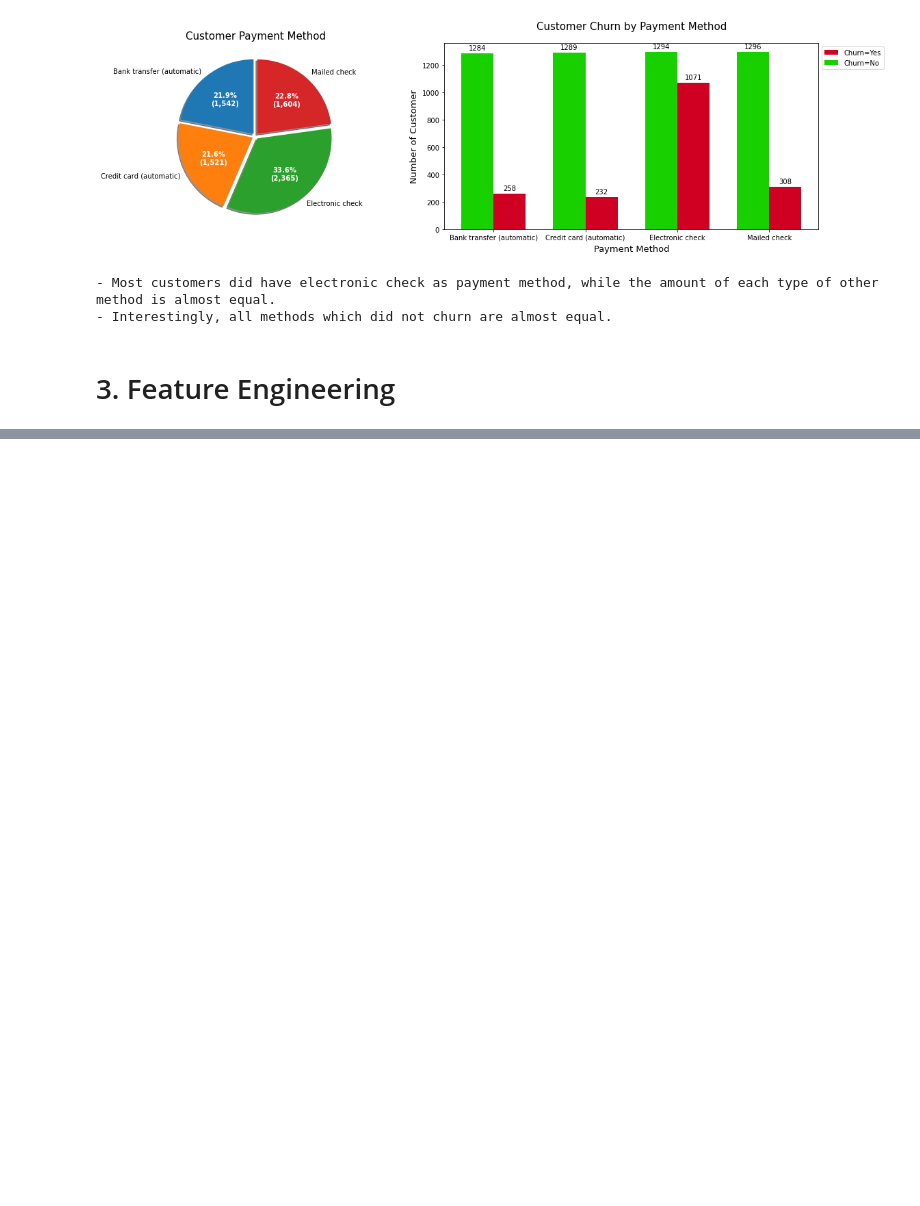
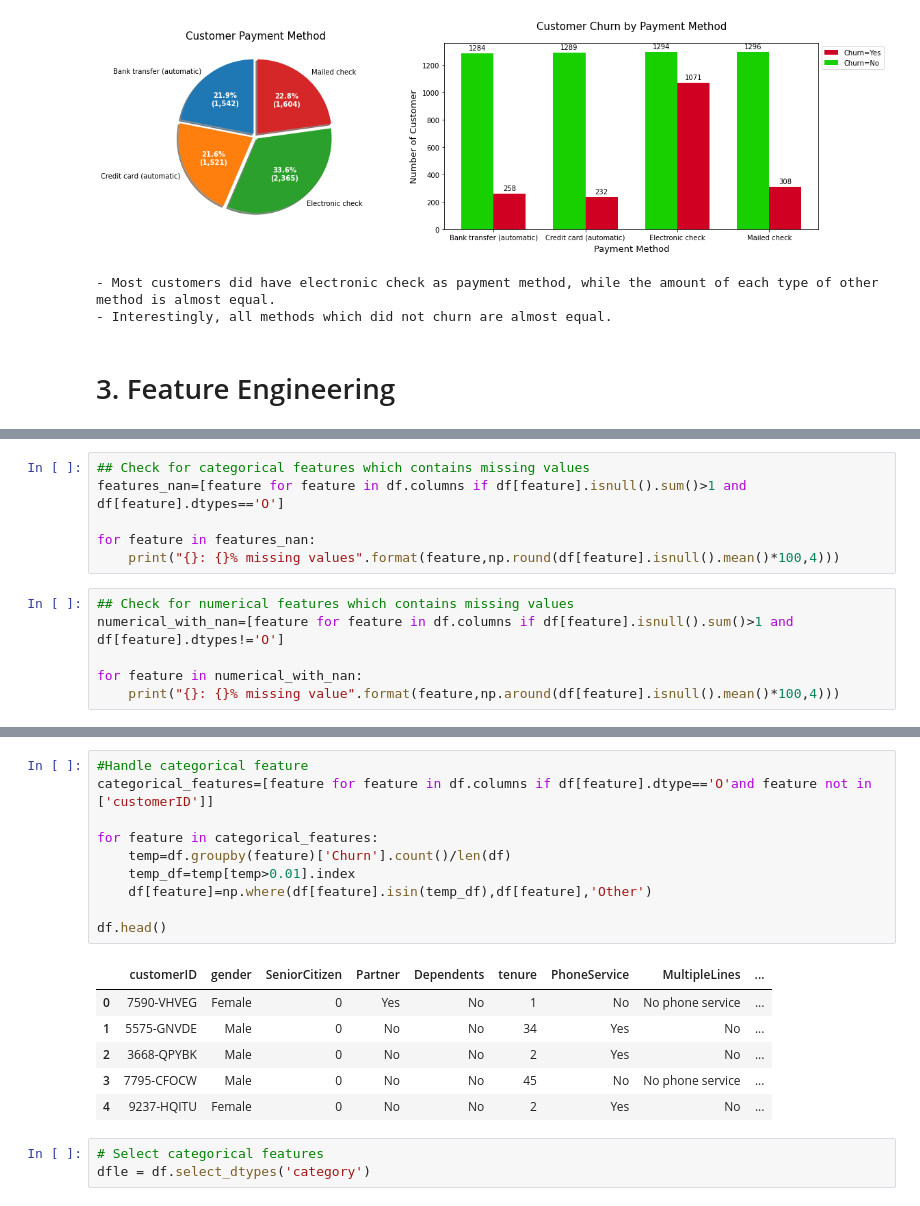
Before and after one commit to muhammadrifki1992/Project, a Jupyter notebook: Telco_Cust_Churn-EDA.ipynb, the cells around one changed output, grey strips where cells are left out. Saved outputs shown, nothing was run; the diff lists cells and outputs as text; blank space fills up the shorter version.

```diff
--- a/Telco_Cust_Churn-EDA.ipynb
+++ b/Telco_Cust_Churn-EDA.ipynb
@@ -1532,0 +1634,12 @@ print('\n- Most customers did have electronic check as payment method, while the
+# %%
+## Check for categorical features which contains missing values
+features_nan=[feature for feature in df.columns if df[feature].isnull().sum()>1 and df[feature].dtypes=='O']
+
+for feature in features_nan:
+    print("{}: {}% missing values".format(feature,np.round(df[feature].isnull().mean()*100,4)))
+# %%
+## Check for numerical features which contains missing values
+numerical_with_nan=[feature for feature in df.columns if df[feature].isnull().sum()>1 and df[feature].dtypes!='O']
+
+for feature in numerical_with_nan:
+    print("{}: {}% missing value".format(feature,np.around(df[feature].isnull().mean()*100,4)))
@@ -1532,0 +1663,20 @@ print('\n- Most customers did have electronic check as payment method, while the
+# %%
+#Handle categorical feature
+categorical_features=[feature for feature in df.columns if df[feature].dtype=='O'and feature not in ['customerID']]
+
+for feature in categorical_features:
+    temp=df.groupby(feature)['Churn'].count()/len(df)
+    temp_df=temp[temp>0.01].index
+    df[feature]=np.where(df[feature].isin(temp_df),df[feature],'Other')
+
+df.head()
+# %% [output]
+|  | customerID | gender | SeniorCitizen | Partner | Dependents | tenure | PhoneService | MultipleLines | ... |
+| 0 | 7590-VHVEG | Female | 0 | Yes | No | 1 | No | No phone service | ... |
+| 1 | 5575-GNVDE | Male | 0 | No | No | 34 | Yes | No | ... |
+| 2 | 3668-QPYBK | Male | 0 | No | No | 2 | Yes | No | ... |
+| 3 | 7795-CFOCW | Male | 0 | No | No | 45 | No | No phone service | ... |
+| 4 | 9237-HQITU | Female | 0 | No | No | 2 | Yes | No | ... |
+# %%
+# Select categorical features
+dfle = df.select_dtypes('category')
```
Also changed, not shown: parts of 32 cells of this notebook.
